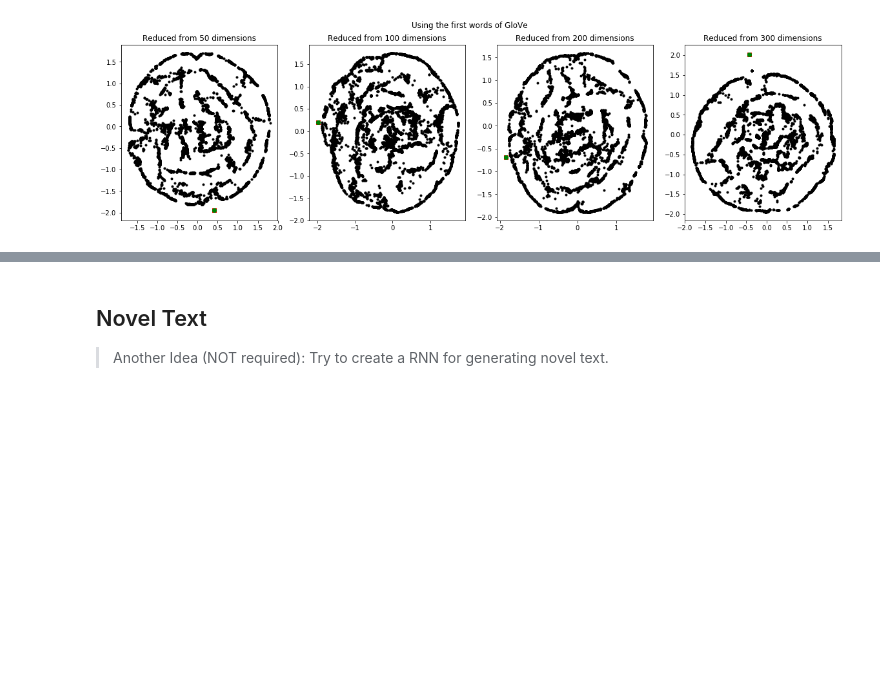
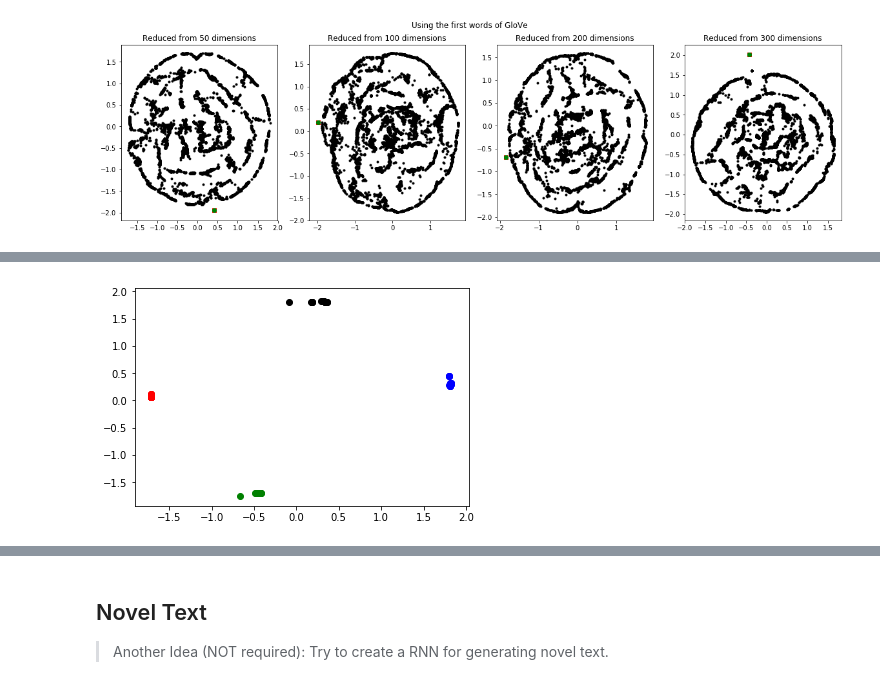
Before and after one commit to jamesothomas/MachineLearningPython, a Jupyter notebook: Lab7/Lab7_Stocks_JT.ipynb, the cells around one changed output, grey strips where cells are left out. Drawn from its saved outputs; the diff is of its cells as text; code cells hidden in the pictures; blank space fills up the shorter version.

```diff
--- a/Lab7/Lab7_Stocks_JT.ipynb
+++ b/Lab7/Lab7_Stocks_JT.ipynb
@@ -458,6 +458,7 @@ def get_rich(y_hats, y, amount=1e4, print_steps=False, print_results=True):
             # if you already own, just hold onto the stocks
             if not own:
                 n_shares = riches/y[i]
+                riches = 0
                 own = True
         else:
             if print_steps:
@@ -1283,0 +1334,26 @@ for i in range(len(original_sizes)):
+# %%
+n=15
+smallest_a0_index = np.argpartition(small_mat[:,0],range(n))[:n]
+smallest_a0_elements = [[small_mat[i,0], small_mat[i,1]] for i in smallest_a0_index]
+smallest_a0_words = [glove_index_word[i] for i in smallest_a0_index]
+
+largest_a0_index = np.argpartition(small_mat[:,0],range(-n,0,1))[-n:]
+largest_a0_elements = [[small_mat[i,0], small_mat[i,1]] for i in largest_a0_index]
+largest_a0_words = [glove_index_word[i] for i in largest_a0_index]
+
+smallest_a1_index = np.argpartition(small_mat[:,1],range(n))[:n]
+smallest_a1_elements = [[small_mat[i,0], small_mat[i,1]] for i in smallest_a1_index]
+smallest_a1_words = [glove_index_word[i] for i in smallest_a1_index]
+
+largest_a1_index = np.argpartition(small_mat[:,1],range(-n,0,1))[-n:]
+largest_a1_elements = [[small_mat[i,0], small_mat[i,1]] for i in largest_a1_index]
+largest_a1_words = [glove_index_word[i] for i in largest_a1_index]
+
+print('smallest a0')
+print(smallest_a0_words)
+print('\nlargest a0')
+print(largest_a0_words)
+print('\nsmallest a1')
+print(smallest_a1_words)
+print('\nlargest a1')
+print(largest_a1_words)
@@ -1283,0 +1372,17 @@ for i in range(len(original_sizes)):
+# %%
+%matplotlib inline
+import matplotlib.pyplot as plt
+
+fig = plt.figure()
+ax = fig.add_subplot(1,1,1)
+for l in smallest_a0_elements:
+    ax.scatter(l[0], l[1], color='red')
+for l in largest_a0_elements:
+    ax.scatter(l[0], l[1], color='blue')
+for l in smallest_a1_elements:
+    ax.scatter(l[0], l[1], color='green')
+for l in largest_a1_elements:
+    ax.scatter(l[0], l[1], color='black')
+fig.show()
+# %% [output]
+[figure, added]
```
Also changed, not shown: parts of 13 cells of this notebook.
